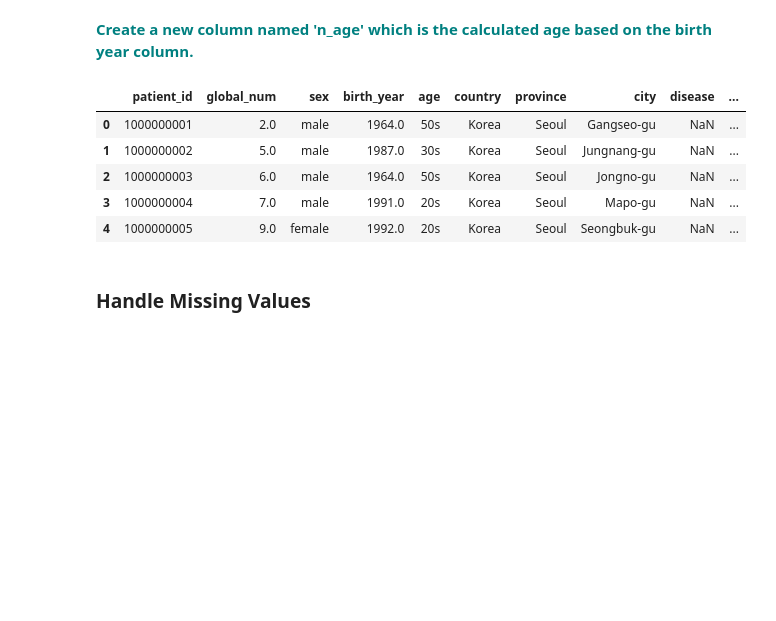
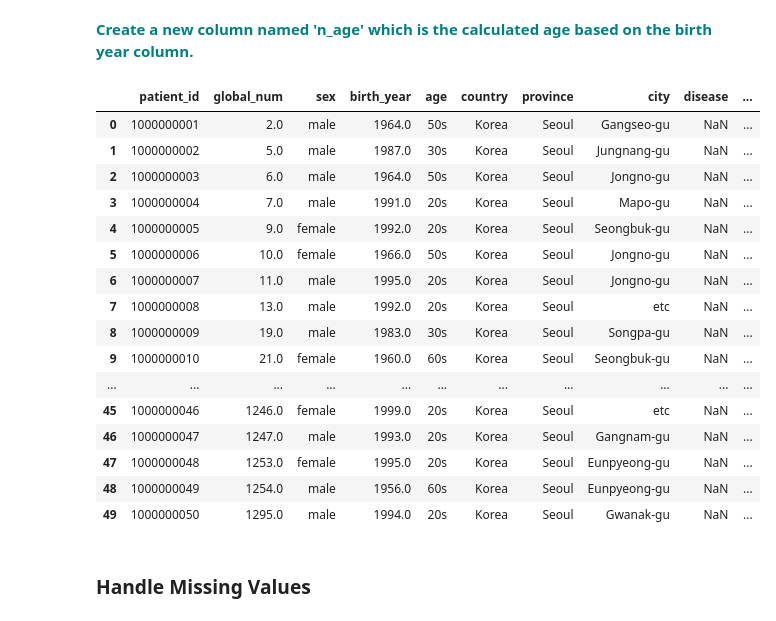
Before and after one commit to Treyhannam/Springboard, a Jupyter notebook: RandomForest_casestudy_covid19.ipynb, the cells around one changed output. Cells and saved outputs as stored; diff of their text form; code cells hidden in the pictures; blank space fills up the shorter version.

```diff
--- a/RandomForest_casestudy_covid19.ipynb
+++ b/RandomForest_casestudy_covid19.ipynb
@@ -105,14 +103,25 @@ Name: state, dtype: int64
  **<font color='teal'> Create a new column named 'n_age' which is the calculated age based on the birth year column.</font>**
 # %%
 df['n_age'] = 2021 - df['birth_year']
-df.head()
+df.head(50)
 # %% [output]
 |  | patient_id | global_num | sex | birth_year | age | country | province | city | disease | ... |
 | 0 | 1000000001 | 2.0 | male | 1964.0 | 50s | Korea | Seoul | Gangseo-gu | NaN | ... |
 | 1 | 1000000002 | 5.0 | male | 1987.0 | 30s | Korea | Seoul | Jungnang-gu | NaN | ... |
 | 2 | 1000000003 | 6.0 | male | 1964.0 | 50s | Korea | Seoul | Jongno-gu | NaN | ... |
 | 3 | 1000000004 | 7.0 | male | 1991.0 | 20s | Korea | Seoul | Mapo-gu | NaN | ... |
 | 4 | 1000000005 | 9.0 | female | 1992.0 | 20s | Korea | Seoul | Seongbuk-gu | NaN | ... |
+| 5 | 1000000006 | 10.0 | female | 1966.0 | 50s | Korea | Seoul | Jongno-gu | NaN | ... |
+| 6 | 1000000007 | 11.0 | male | 1995.0 | 20s | Korea | Seoul | Jongno-gu | NaN | ... |
+| 7 | 1000000008 | 13.0 | male | 1992.0 | 20s | Korea | Seoul | etc | NaN | ... |
+| 8 | 1000000009 | 19.0 | male | 1983.0 | 30s | Korea | Seoul | Songpa-gu | NaN | ... |
+| 9 | 1000000010 | 21.0 | female | 1960.0 | 60s | Korea | Seoul | Seongbuk-gu | NaN | ... |
+| ... | ... | ... | ... | ... | ... | ... | ... | ... | ... | ... |
+| 45 | 1000000046 | 1246.0 | female | 1999.0 | 20s | Korea | Seoul | etc | NaN | ... |
+| 46 | 1000000047 | 1247.0 | male | 1993.0 | 20s | Korea | Seoul | Gangnam-gu | NaN | ... |
+| 47 | 1000000048 | 1253.0 | female | 1995.0 | 20s | Korea | Seoul | Eunpyeong-gu | NaN | ... |
+| 48 | 1000000049 | 1254.0 | male | 1956.0 | 60s | Korea | Seoul | Eunpyeong-gu | NaN | ... |
+| 49 | 1000000050 | 1295.0 | male | 1994.0 | 20s | Korea | Seoul | Gwanak-gu | NaN | ... |
 # %% [markdown]
 ### Handle Missing Values
 # %% [markdown]
```
Also changed, not shown: parts of 17 cells of this notebook.
